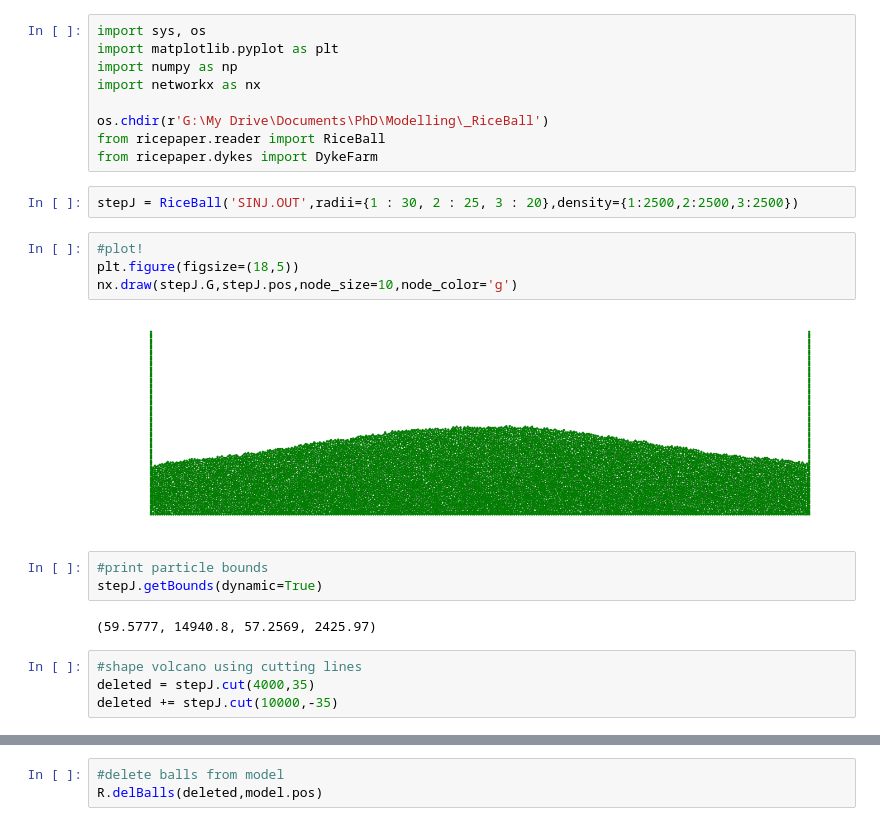
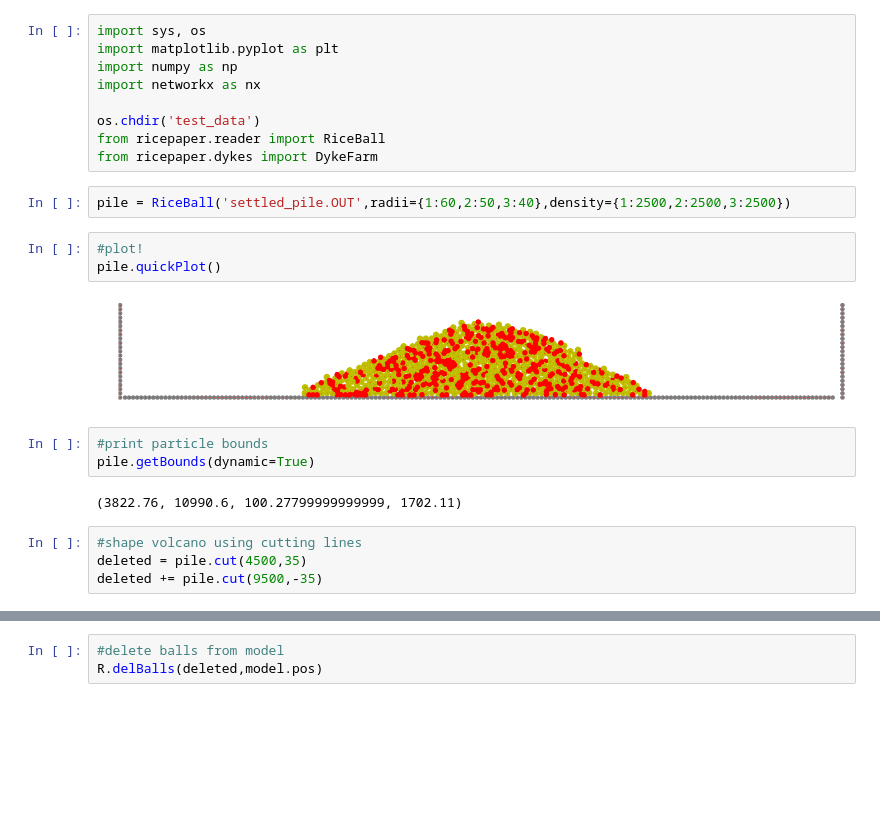
Before and after one commit to samthiele/ricepaper, a Jupyter notebook: test_notebooks/5 - Dykes.ipynb, the cells around one changed output, grey strips where cells are left out. Drawn from its saved outputs; the diff is of its cells as text; blank space fills up the shorter version.

```diff
--- a/test_notebooks/5 - Dykes.ipynb
+++ b/test_notebooks/5 - Dykes.ipynb
@@ -4,23 +4,22 @@ import matplotlib.pyplot as plt
 import numpy as np
 import networkx as nx
 
-os.chdir(r'G:\My Drive\Documents\PhD\Modelling\_RiceBall')
+os.chdir('test_data')
 from ricepaper.reader import RiceBall
 from ricepaper.dykes import DykeFarm
 # %%
-stepJ = RiceBall('SINJ.OUT',radii={1 : 30, 2 : 25, 3 : 20},density={1:2500,2:2500,3:2500})
+pile = RiceBall('settled_pile.OUT',radii={1:60,2:50,3:40},density={1:2500,2:2500,3:2500})
-# %%
-#plot!
-plt.figure(figsize=(18,5))
-nx.draw(stepJ.G,stepJ.pos,node_size=10,node_color='g')
-# %% [output]
-[figure, removed]
+# %%
+#plot!
+pile.quickPlot()
+# %% [output]
+[figure, added]
 # %%
 #print particle bounds
-stepJ.getBounds(dynamic=True)
+pile.getBounds(dynamic=True)
 # %% [output]
-(59.5777, 14940.8, 57.2569, 2425.97)
+(3822.76, 10990.6, 100.27799999999999, 1702.11)
 # %%
 #shape volcano using cutting lines
-deleted = stepJ.cut(4000,35)
-deleted += stepJ.cut(10000,-35)
+deleted = pile.cut(4500,35)
+deleted += pile.cut(9500,-35)
```
Also changed, not shown: parts of 4 cells of this notebook, 6 other files.
